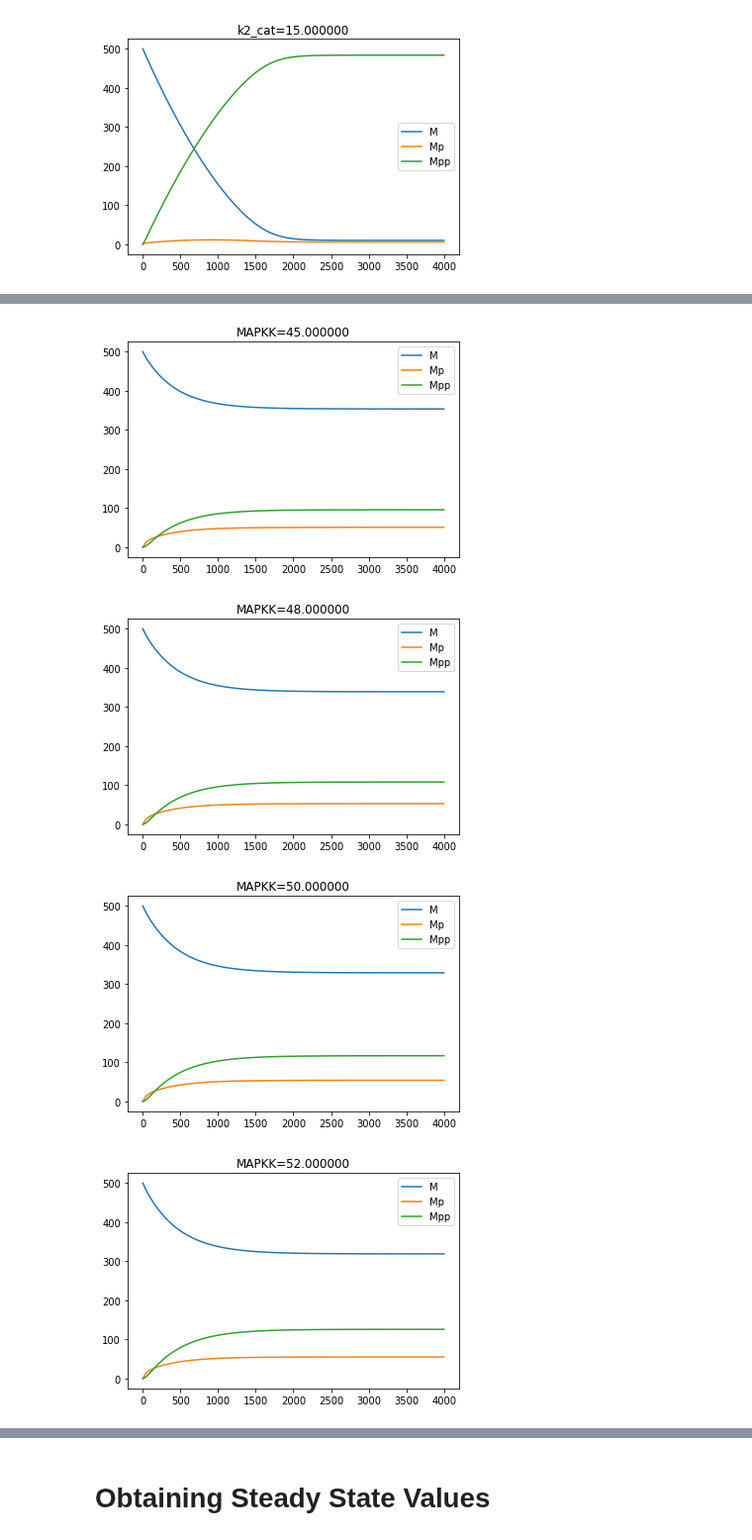
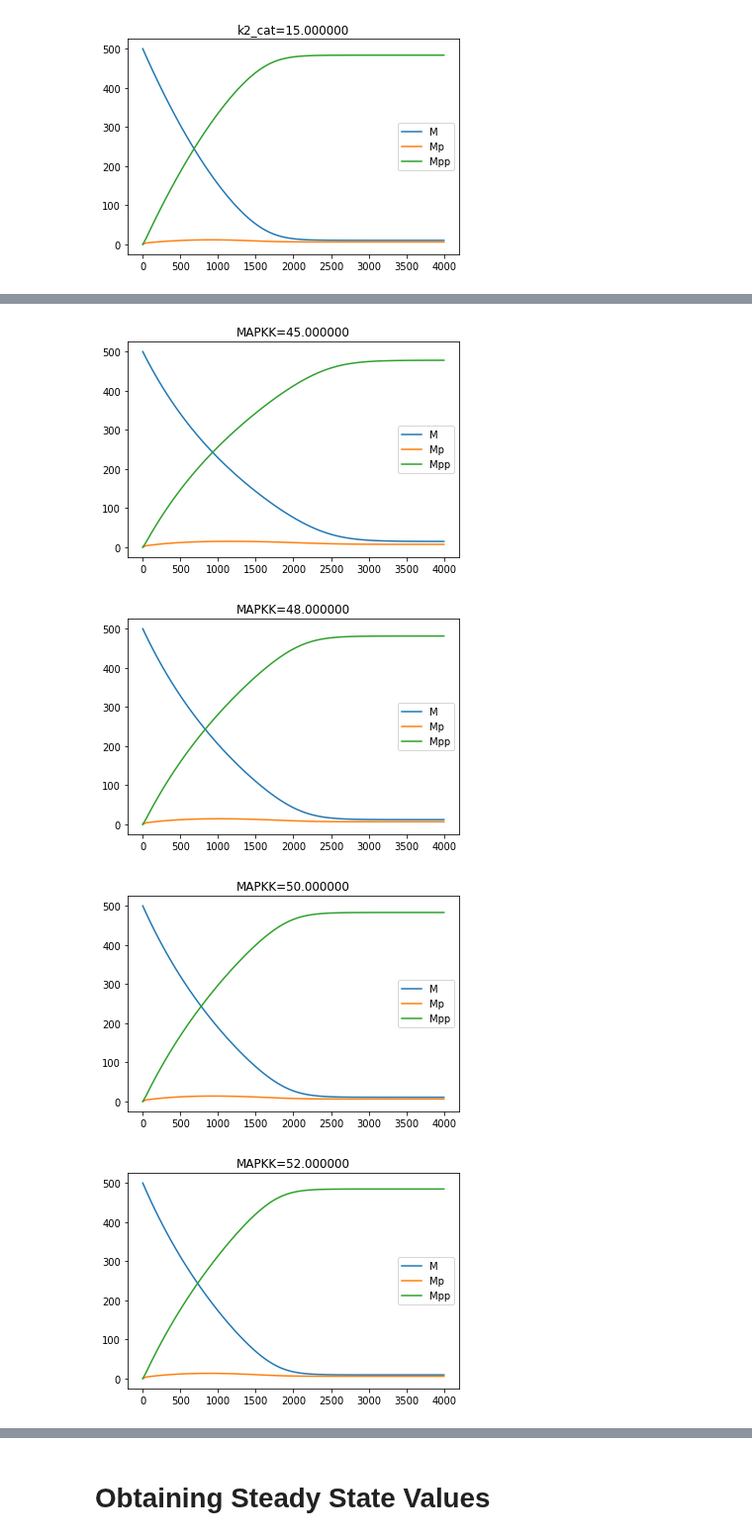
Before and after one commit to ModelEngineering/advancing-biomedical-models, a Jupyter notebook: lectures/lecture_13/lecture_13_Case_Study_MAPK.ipynb, the cells around one changed output, grey strips where cells are left out. Shown at 99% size. Cells and saved outputs as stored; diff of their text form; code cells hidden in the pictures.

```diff
--- a/lectures/lecture_13/lecture_13_Case_Study_MAPK.ipynb
+++ b/lectures/lecture_13/lecture_13_Case_Study_MAPK.ipynb
@@ -121,5 +122,5 @@ plotParameterDynamics('k2_cat', [0.015, 0.15, 1.5, 15], others_dict={"k_m5": 10,
 [figure]
 [figure]
 # %%
-plotParameterDynamics('MAPKK', [40, 45, 48, 50, 52, 55, 60], others_dict={"k_m5": 10, "k2_cat": 1.5})
+plotParameterDynamics('MAPKK', [40, 45, 48, 50, 52, 55, 60])
 # %% [output]
@@ -127,4 +128,4 @@ plotParameterDynamics('MAPKK', [40, 45, 48, 50, 52, 55, 60], others_dict={"k_m5"
-[figure, old version]
+[figure, new version]
-[figure, old version]
+[figure, new version]
-[figure, old version]
+[figure, new version]
-[figure, old version]
+[figure, new version]
```
Also changed, not shown: parts of 6 cells of this notebook, 17 other files.
